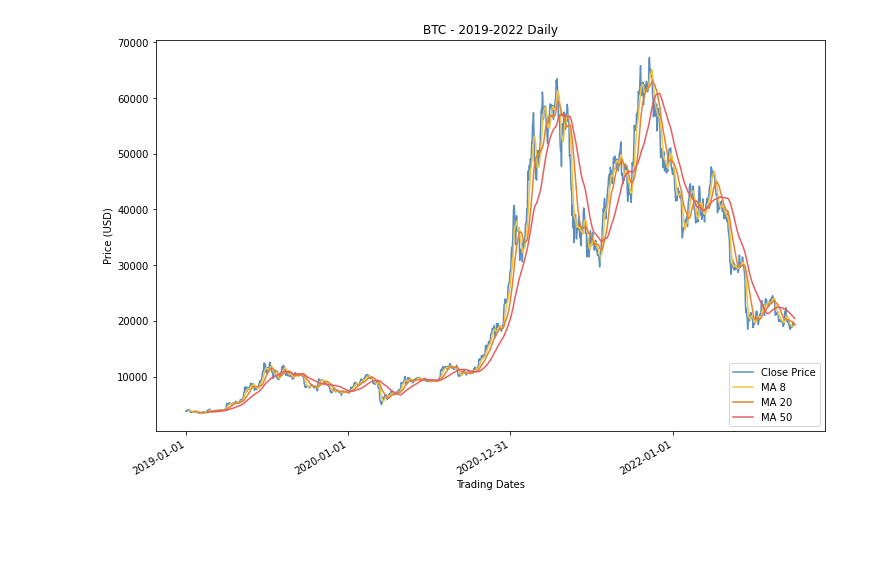
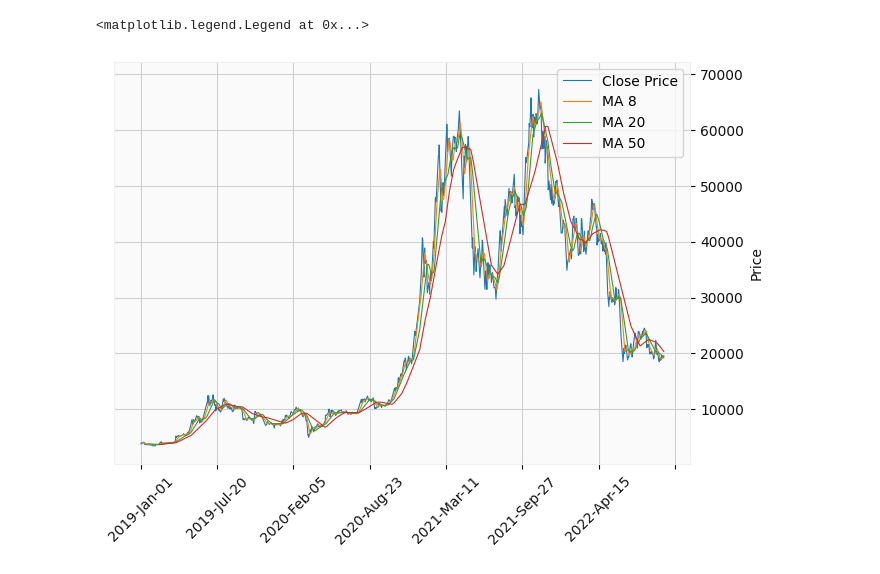
Before and after one commit to a1eaiactaest/notebooks, a Jupyter notebook: moving-averages/BTC_2019-2022_daily.ipynb, the cells around one changed output. Cells and saved outputs as stored; diff of their text form; code cells hidden in the pictures; blank space fills up the shorter version.

```diff
--- a/moving-averages/BTC_2019-2022_daily.ipynb
+++ b/moving-averages/BTC_2019-2022_daily.ipynb
@@ -5,33 +4,14 @@ import matplotlib.dates as mdate
 # %%
 #* Get data from Stooq
-df = pd.read_csv("https://stooq.com/q/d/l/?s=btc.v&d1=20190101&d2=20221231&i=d")
+data = pd.read_csv("https://stooq.com/q/d/l/?s=btc.v&d1=20190101&d2=20221231&i=d",index_col=0,parse_dates=True)
-# %%
-df.tail()
-
-locator = mdate.YearLocator()
-df.index = pd.Index(df.Date)
-df = df[['Close']]
-
-df['Base'] = df.Close
-df['MA8'] = df.Close.rolling(window=8).mean()
-df['MA20'] = df.Close.rolling(window=20).mean()
-df['MA50'] = df.Close.rolling(window=50).mean()
-
-
-plt.figure(figsize=(12, 8))
-plt.title('BTC - 2019-2022 Daily')
-
-plt.plot(df.index, df[['Base']],"#5a8dbc")
-plt.plot(df.index, df[['MA8']],"#efc443")
-plt.plot(df.index, df[['MA20']],"#e58130")
-plt.plot(df.index, df[['MA50']],"#e55e62")
-
-plt.xlabel('Trading Dates')
-plt.ylabel('Price (USD)')
-plt.xticks(df.index[::12], rotation='vertical')
-plt.gca().xaxis.set_major_locator(locator)
-plt.gcf().autofmt_xdate()
-plt.legend(('Close Price','MA 8', 'MA 20','MA 50'), loc='lower right')
-plt.show()
-# %% [output]
-[figure, removed]
+# %%
+_, axes = mpf.plot(
+    data, type="line", style="yahoo", mav=(8, 20, 50), returnfig=True
+)
+
+axes[0].legend([None] * 5)
+handles = axes[0].get_legend().legendHandles
+axes[0].legend(handles=handles, labels=list(["Close Price", "MA 8", "MA 20", "MA 50"]))
+# %% [output]
+<matplotlib.legend.Legend at 0x...>
+[figure, added]
```
Also changed, not shown: parts of 2 cells of this notebook, 3 other files.
